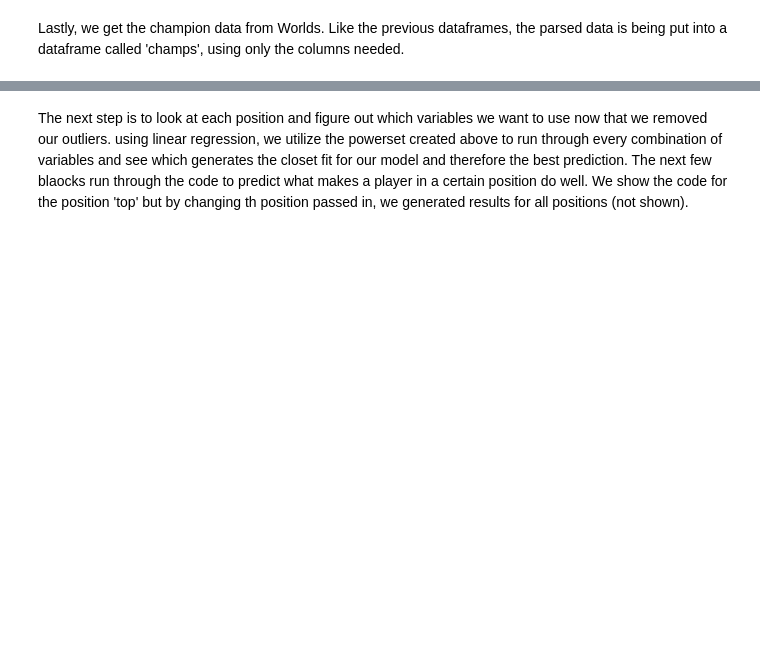
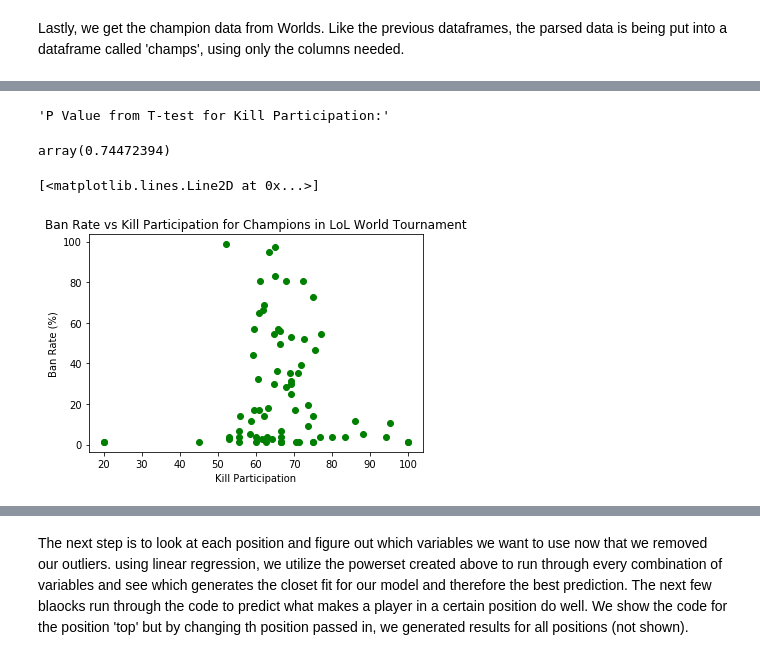
Before and after one commit to dbriggs2/dbriggs2.github.io, a Jupyter notebook: Final.ipynb, the cells around one changed output, grey strips where cells are left out. Cells and saved outputs as stored; diff of their text form; code cells hidden in the pictures; blank space fills up the shorter version.

```diff
--- a/Final.ipynb
+++ b/Final.ipynb
@@ -486,0 +542,13 @@ champs.to_csv("champs.csv")
+# %%
+model = sm.ols(formula='PB ~ Kill_Participation', data = champs).fit()
+display("P Value from T-test for Kill Participation:",model.t_test('Kill_Participation = 0').pvalue)
+
+plt.title("Ban Rate vs Kill Participation for Champions in LoL World Tournament")
+plt.xlabel("Kill Participation")
+plt.ylabel("Ban Rate (%)")
+plt.plot(champs['Kill_Participation'],champs['PB'],'go')
+# %% [output]
+'P Value from T-test for Kill Participation:'
+array(0.74472394)
+[<matplotlib.lines.Line2D at 0x...>]
+[figure, added]
```
Also changed, not shown: parts of 60 cells of this notebook.
